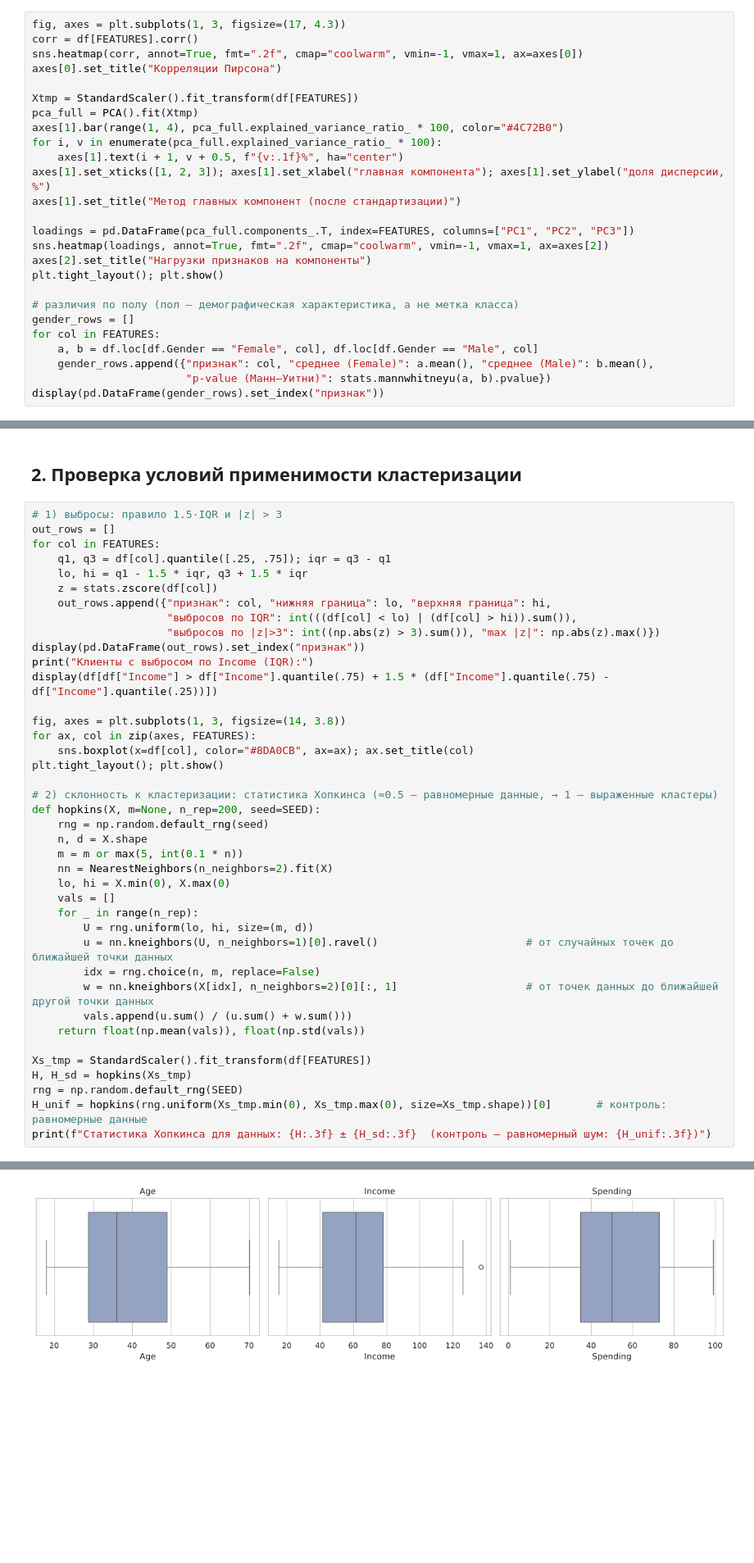
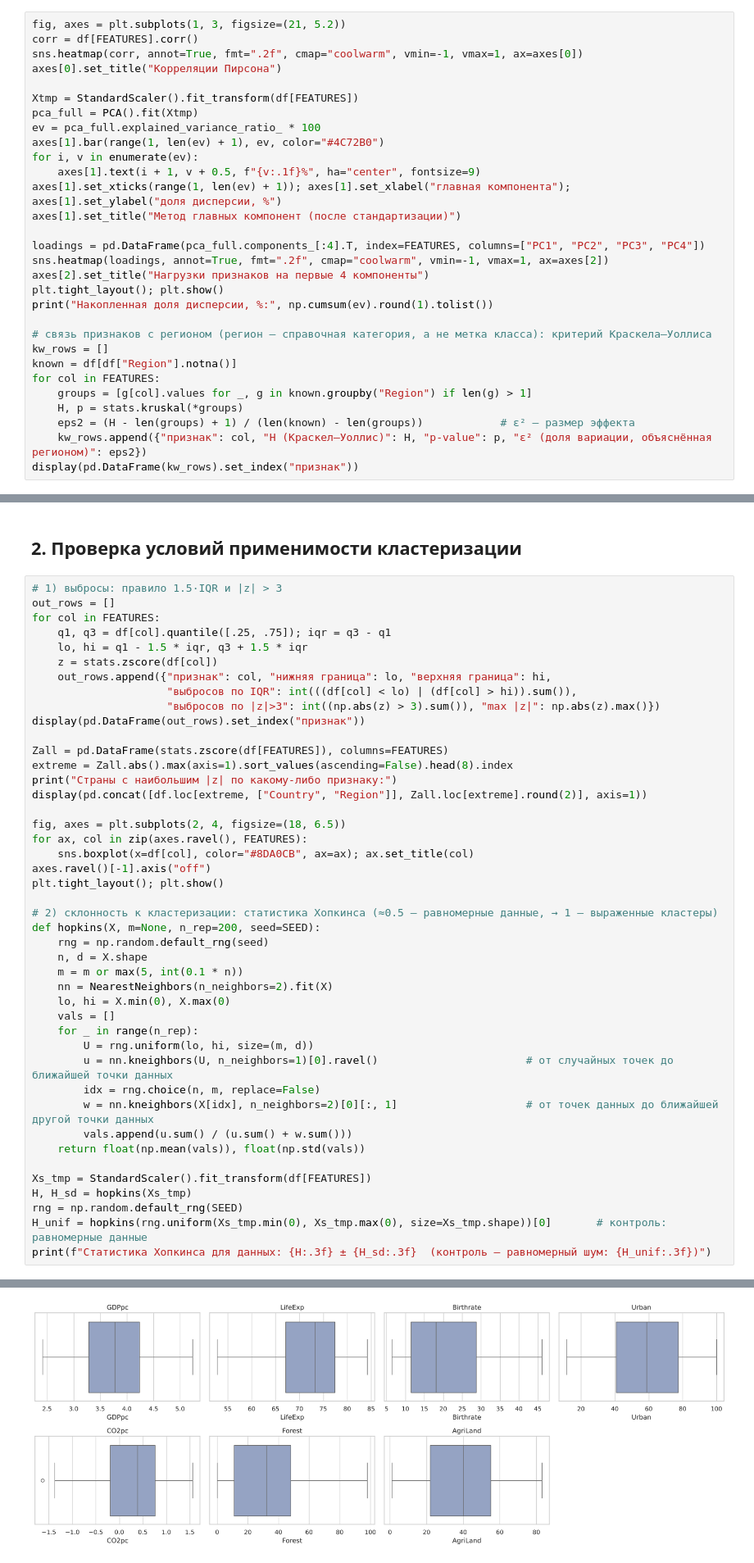
Before and after one commit to TeaTeapot/AI_MachineLearning, a Jupyter notebook: Lab3/lab3.ipynb, the cells around one changed output, grey strips where cells are left out. Shown at 82% size. Drawn from its saved outputs; the diff is of its cells as text; blank space fills up the shorter version.

```diff
--- a/Lab3/lab3.ipynb
+++ b/Lab3/lab3.ipynb
@@ -174,27 +243,31 @@ pd.DataFrame(norm_rows).set_index("признак")
 # %%
-fig, axes = plt.subplots(1, 3, figsize=(17, 4.3))
+fig, axes = plt.subplots(1, 3, figsize=(21, 5.2))
 corr = df[FEATURES].corr()
 sns.heatmap(corr, annot=True, fmt=".2f", cmap="coolwarm", vmin=-1, vmax=1, ax=axes[0])
 axes[0].set_title("Корреляции Пирсона")
 
 Xtmp = StandardScaler().fit_transform(df[FEATURES])
 pca_full = PCA().fit(Xtmp)
-axes[1].bar(range(1, 4), pca_full.explained_variance_ratio_ * 100, color="#4C72B0")
-for i, v in enumerate(pca_full.explained_variance_ratio_ * 100):
-    axes[1].text(i + 1, v + 0.5, f"{v:.1f}%", ha="center")
-axes[1].set_xticks([1, 2, 3]); axes[1].set_xlabel("главная компонента"); axes[1].set_ylabel("доля дисперсии, %")
+ev = pca_full.explained_variance_ratio_ * 100
+axes[1].bar(range(1, len(ev) + 1), ev, color="#4C72B0")
+for i, v in enumerate(ev):
+    axes[1].text(i + 1, v + 0.5, f"{v:.1f}%", ha="center", fontsize=9)
+axes[1].set_xticks(range(1, len(ev) + 1)); axes[1].set_xlabel("главная компонента"); axes[1].set_ylabel("доля дисперсии, %")
 axes[1].set_title("Метод главных компонент (после стандартизации)")
 
-loadings = pd.DataFrame(pca_full.components_.T, index=FEATURES, columns=["PC1", "PC2", "PC3"])
+loadings = pd.DataFrame(pca_full.components_[:4].T, index=FEATURES, columns=["PC1", "PC2", "PC3", "PC4"])
 sns.heatmap(loadings, annot=True, fmt=".2f", cmap="coolwarm", vmin=-1, vmax=1, ax=axes[2])
-axes[2].set_title("Нагрузки признаков на компоненты")
+axes[2].set_title("Нагрузки признаков на первые 4 компоненты")
 plt.tight_layout(); plt.show()
+print("Накопленная доля дисперсии, %:", np.cumsum(ev).round(1).tolist())
 
-# различия по полу (пол — демографическая характеристика, а не метка класса)
-gender_rows = []
+# связь признаков с регионом (регион — справочная категория, а не метка класса): критерий Краскела–Уоллиса
+kw_rows = []
+known = df[df["Region"].notna()]
 for col in FEATURES:
-    a, b = df.loc[df.Gender == "Female", col], df.loc[df.Gender == "Male", col]
-    gender_rows.append({"признак": col, "среднее (Female)": a.mean(), "среднее (Male)": b.mean(),
-                        "p-value (Манн–Уитни)": stats.mannwhitneyu(a, b).pvalue})
-display(pd.DataFrame(gender_rows).set_index("признак"))
+    groups = [g[col].values for _, g in known.groupby("Region") if len(g) > 1]
+    H, p = stats.kruskal(*groups)
+    eps2 = (H - len(groups) + 1) / (len(known) - len(groups))            # ε² — размер эффекта
+    kw_rows.append({"признак": col, "H (Краскел–Уоллис)": H, "p-value": p, "ε² (доля вариации, объяснённая регионом)": eps2})
+display(pd.DataFrame(kw_rows).set_index("признак"))
 # %% [output]
@@ -221,12 +299,16 @@ for col in FEATURES:
                      "выбросов по IQR": int(((df[col] < lo) | (df[col] > hi)).sum()),
                      "выбросов по |z|>3": int((np.abs(z) > 3).sum()), "max |z|": np.abs(z).max()})
 display(pd.DataFrame(out_rows).set_index("признак"))
-print("Клиенты с выбросом по Income (IQR):")
-display(df[df["Income"] > df["Income"].quantile(.75) + 1.5 * (df["Income"].quantile(.75) - df["Income"].quantile(.25))])
 
-fig, axes = plt.subplots(1, 3, figsize=(14, 3.8))
-for ax, col in zip(axes, FEATURES):
+Zall = pd.DataFrame(stats.zscore(df[FEATURES]), columns=FEATURES)
+extreme = Zall.abs().max(axis=1).sort_values(ascending=False).head(8).index
+print("Страны с наибольшим |z| по какому-либо признаку:")
+display(pd.concat([df.loc[extreme, ["Country", "Region"]], Zall.loc[extreme].round(2)], axis=1))
+
+fig, axes = plt.subplots(2, 4, figsize=(18, 6.5))
+for ax, col in zip(axes.ravel(), FEATURES):
     sns.boxplot(x=df[col], color="#8DA0CB", ax=ax); ax.set_title(col)
+axes.ravel()[-1].axis("off")
 plt.tight_layout(); plt.show()
 
 # 2) склонность к кластеризации: статистика Хопкинса (≈0.5 — равномерные данные, → 1 — выраженные кластеры)
@@ -263 +355 @@ print(f"Статистика Хопкинса для данных: {H:.3f} ± {H
-[figure, old version]
+[figure, new version]
```
Also changed, not shown: parts of 71 cells of this notebook.
